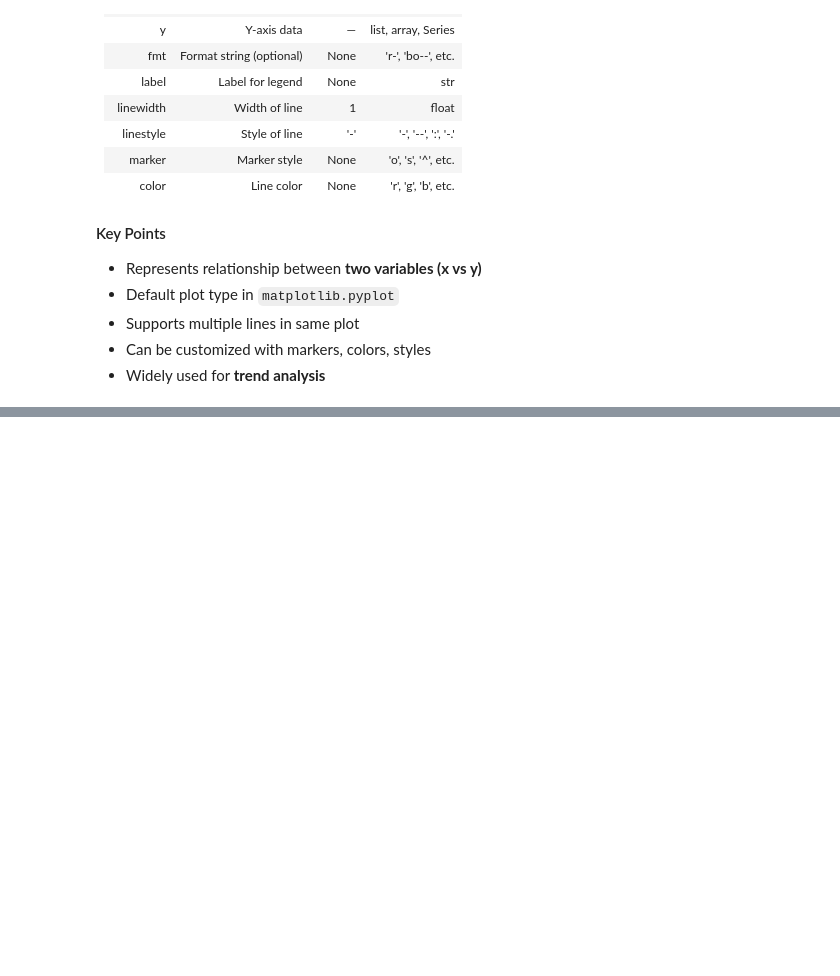
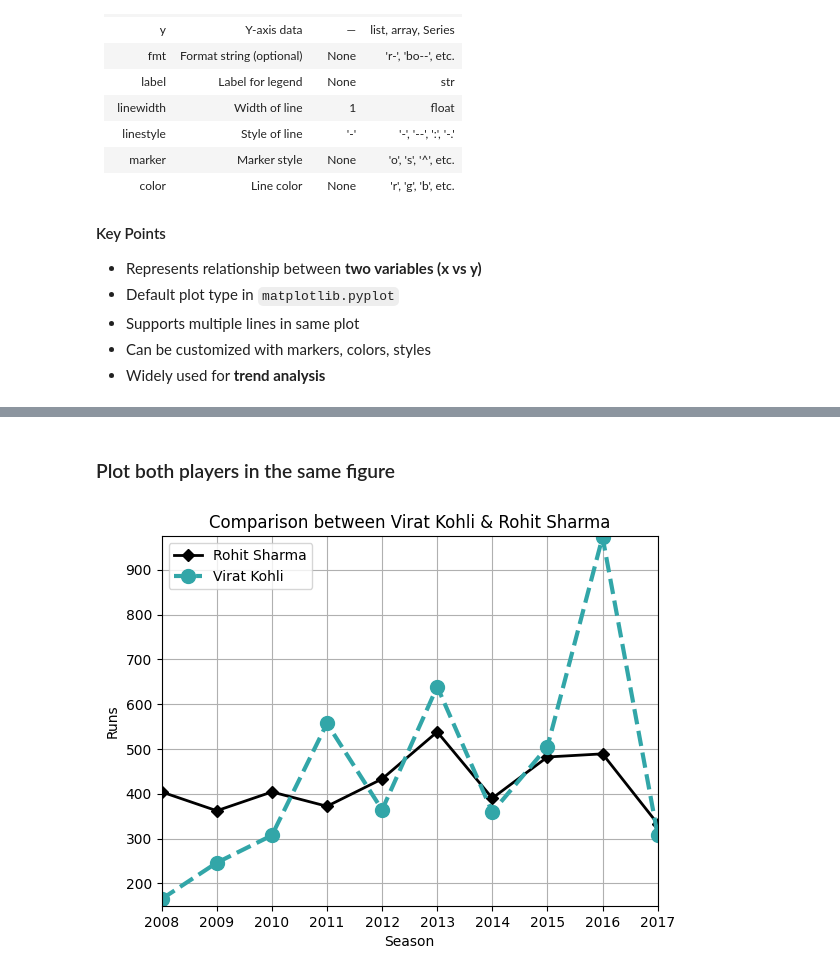
Before and after one commit to Abhishek6706/Fundamentals, a Jupyter notebook: matplotlib/basic.ipynb, the cells around one changed output, grey strips where cells are left out. Cells and saved outputs as stored; diff of their text form; code cells hidden in the pictures; blank space fills up the shorter version.

```diff
--- a/matplotlib/basic.ipynb
+++ b/matplotlib/basic.ipynb
@@ -36,0 +143,20 @@ It is used to plot a **line graph between two variables (x and y)** in 2D space.
+# %% [markdown]
+### Plot both players in the same figure
+# %%
+plt.plot(sharma_kohli_df['index'], sharma_kohli_df['RG Sharma'], color='black', linestyle='solid', linewidth= 2, marker='D', label='Rohit Sharma')
+plt.plot(sharma_kohli_df['index'], sharma_kohli_df['V Kohli'], color= '#32a6a8', linestyle='dashed', linewidth=3, marker= 'o', markersize = 10, label='Virat Kohli')
+
+plt.title('Comparison between Virat Kohli & Rohit Sharma')
+plt.xlabel('Season')
+plt.ylabel('Runs')
+
+plt.legend()
+
+plt.grid()
+
+plt.xlim(2008,2017)
+plt.ylim(150,975)
+
+plt.show()
+# %% [output]
+[figure, added]
```
Also changed, not shown: parts of 46 cells of this notebook, 1 other file.
